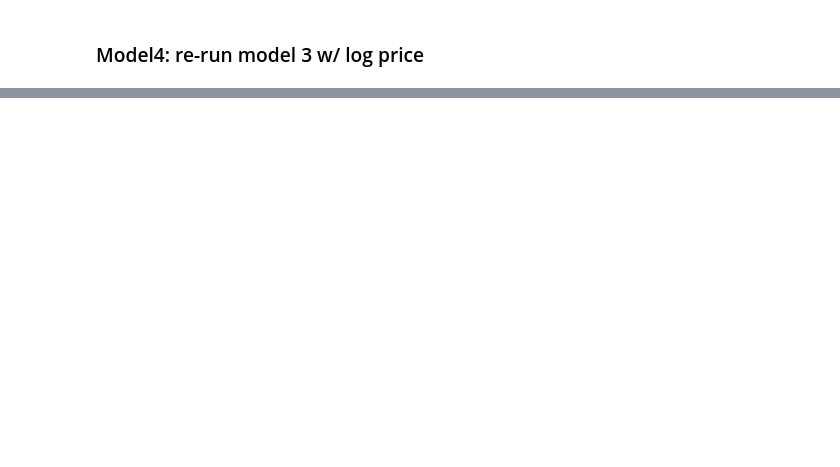
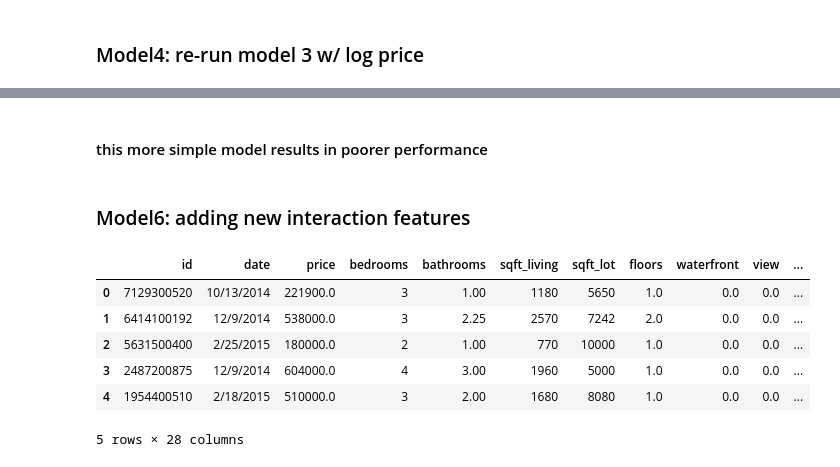
Before and after one commit to asval211/king_county_housing_data, a Jupyter notebook: notebooks/exploratory/pete/Pete_whole_model.ipynb, the cells around one changed output, grey strips where cells are left out. Cells and saved outputs as stored; diff of their text form; code cells hidden in the pictures; blank space fills up the shorter version.

```diff
--- a/notebooks/exploratory/pete/Pete_whole_model.ipynb
+++ b/notebooks/exploratory/pete/Pete_whole_model.ipynb
@@ -297,0 +416,22 @@ slopes: [-3.20129906e-02  8.19955896e-02  1.06059446e-04  1.97107591e-07
+# %% [markdown]
+#### this more simple model results in poorer performance
+# %% [markdown]
+### Model6: adding new interaction features
+# %%
+#new df to work with given new features
+df_3 = df.copy()
+# %%
+df_3['living*bath'] = df_3['sqft_living']*df_3['bathrooms']
+df_3['living*grade'] = df_3['sqft_living']*df_3['grade']
+df_3['bath*bed'] = df_3['bathrooms']*df_3['bedrooms']
+df_3.view = df_3.view.replace(np.nan, 0)
+df_3.waterfront = df_3.waterfront.replace(np.nan, 0)
+df_3.head()
+# %% [output]
+|  | id | date | price | bedrooms | bathrooms | sqft_living | sqft_lot | floors | waterfront | view | ... |
+| 0 | 7129300520 | 10/13/2014 | 221900.0 | 3 | 1.00 | 1180 | 5650 | 1.0 | 0.0 | 0.0 | ... |
+| 1 | 6414100192 | 12/9/2014 | 538000.0 | 3 | 2.25 | 2570 | 7242 | 2.0 | 0.0 | 0.0 | ... |
+| 2 | 5631500400 | 2/25/2015 | 180000.0 | 2 | 1.00 | 770 | 10000 | 1.0 | 0.0 | 0.0 | ... |
+| 3 | 2487200875 | 12/9/2014 | 604000.0 | 4 | 3.00 | 1960 | 5000 | 1.0 | 0.0 | 0.0 | ... |
+| 4 | 1954400510 | 2/18/2015 | 510000.0 | 3 | 2.00 | 1680 | 8080 | 1.0 | 0.0 | 0.0 | ... |
+5 rows × 28 columns
```
Also changed, not shown: parts of 24 cells of this notebook.
